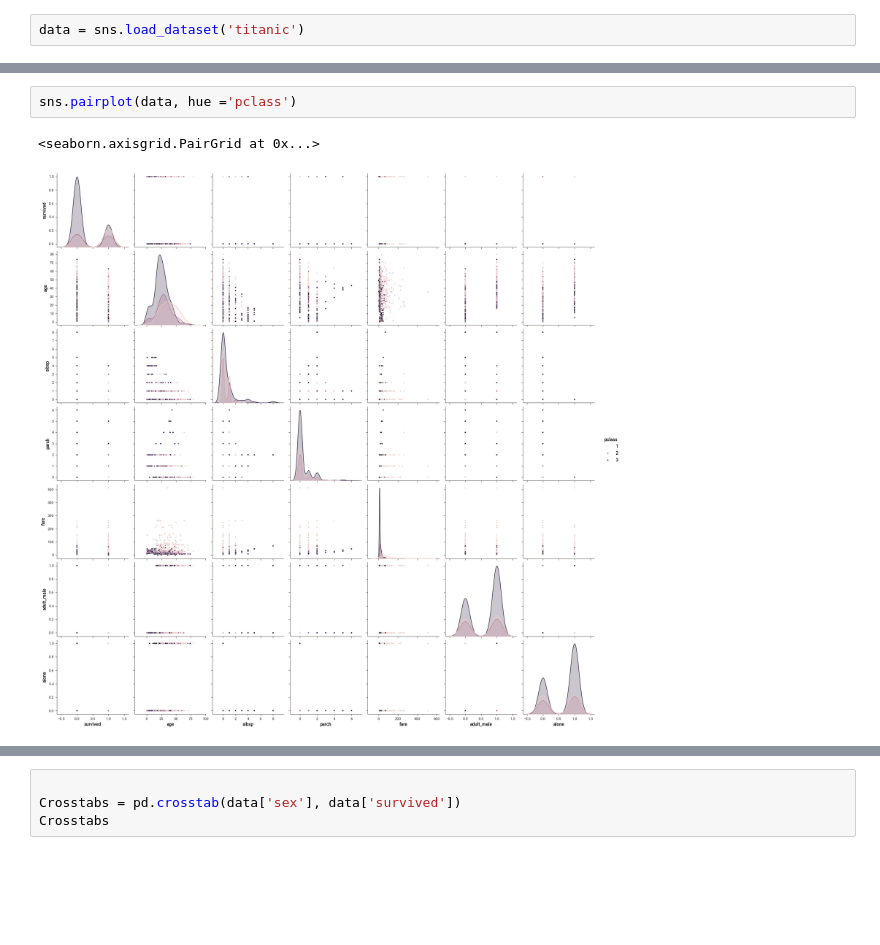
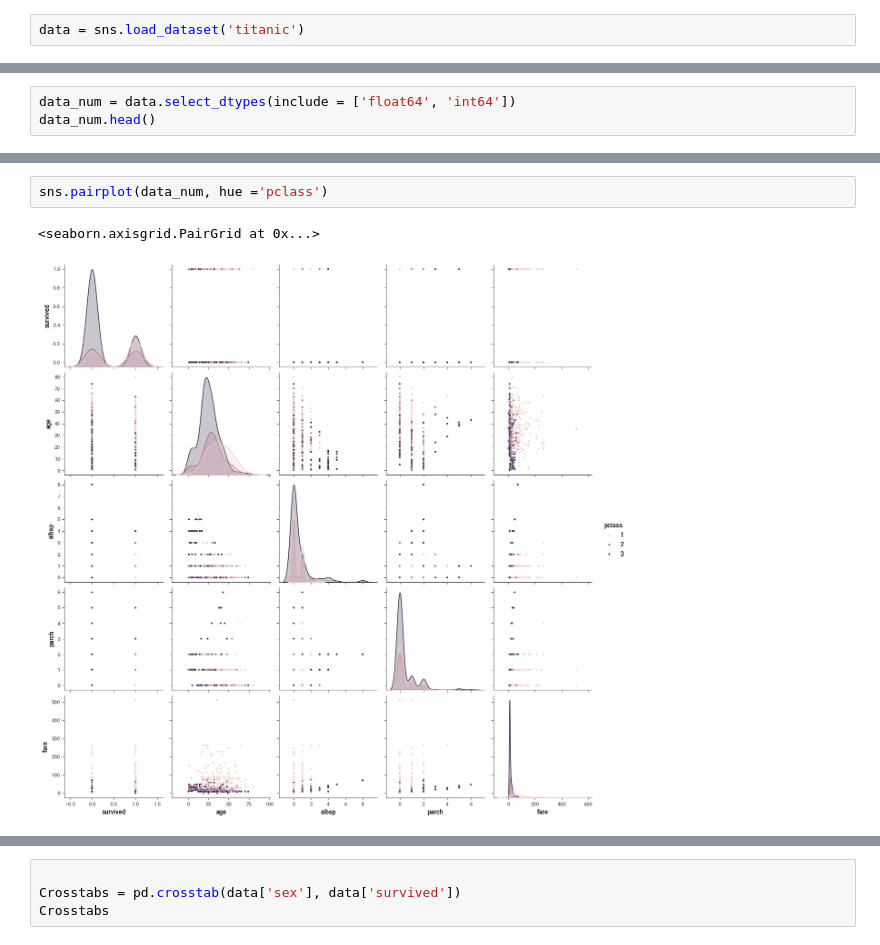
Before and after one commit to Sajida28/codespaces-jupyter, a Jupyter notebook: notebooks/HW4_P4_EDA .ipynb, the cells around one changed output, grey strips where cells are left out. Drawn from its saved outputs; the diff is of its cells as text; blank space fills up the shorter version.

```diff
--- a/notebooks/HW4_P4_EDA .ipynb
+++ b/notebooks/HW4_P4_EDA .ipynb
@@ -101,0 +97,3 @@ eda.show_notebook()
+# %%
+data_num = data.select_dtypes(include = ['float64', 'int64'])
+data_num.head()
@@ -113,5 +138,5 @@ sns.pairplot(data = data, hue = 'survived')
 # %%
-sns.pairplot(data, hue ='pclass')
+sns.pairplot(data_num, hue ='pclass')
 # %% [output]
 <seaborn.axisgrid.PairGrid at 0x...>
-[figure, old version]
+[figure, new version]
```
Also changed, not shown: parts of 10 cells of this notebook.
